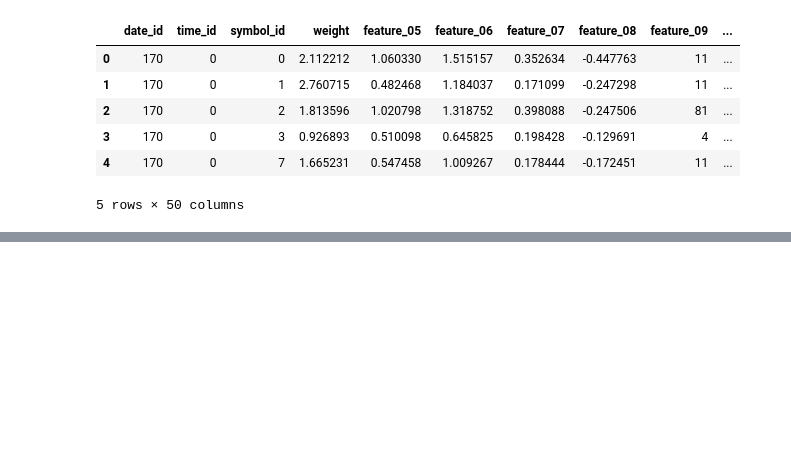
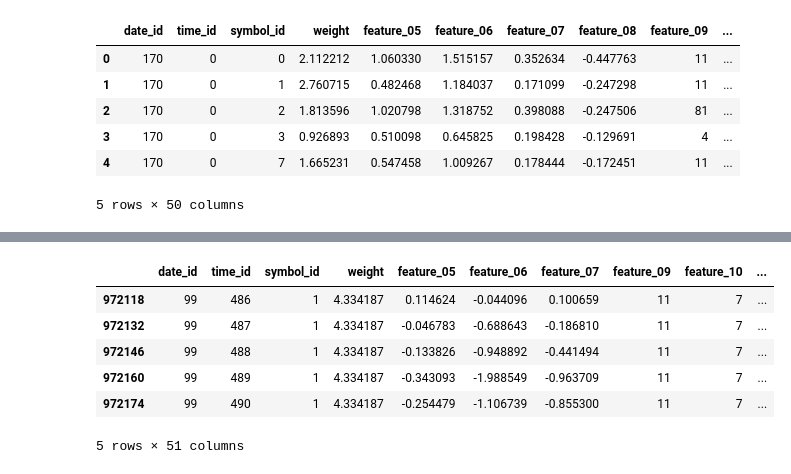
Before and after one commit to sarwagya-p/Tech-GC-Quant, a Jupyter notebook: first.ipynb, the cells around one changed output, grey strips where cells are left out. Saved outputs shown, nothing was run; the diff lists cells and outputs as text; code cells hidden in the pictures; blank space fills up the shorter version.

```diff
--- a/first.ipynb
+++ b/first.ipynb
@@ -194,0 +60,10 @@ Training Random Forest for target_1...
+# %%
+train_symbol_dfs[1].head()
+# %% [output]
+|  | date_id | time_id | symbol_id | weight | feature_05 | feature_06 | feature_07 | feature_09 | feature_10 | ... |
+| 972118 | 99 | 486 | 1 | 4.334187 | 0.114624 | -0.044096 | 0.100659 | 11 | 7 | ... |
+| 972132 | 99 | 487 | 1 | 4.334187 | -0.046783 | -0.688643 | -0.186810 | 11 | 7 | ... |
+| 972146 | 99 | 488 | 1 | 4.334187 | -0.133826 | -0.948892 | -0.441494 | 11 | 7 | ... |
+| 972160 | 99 | 489 | 1 | 4.334187 | -0.343093 | -1.988549 | -0.963709 | 11 | 7 | ... |
+| 972174 | 99 | 490 | 1 | 4.334187 | -0.254479 | -1.106739 | -0.855300 | 11 | 7 | ... |
+5 rows × 51 columns
```
Also changed, not shown: parts of 19 cells of this notebook.
